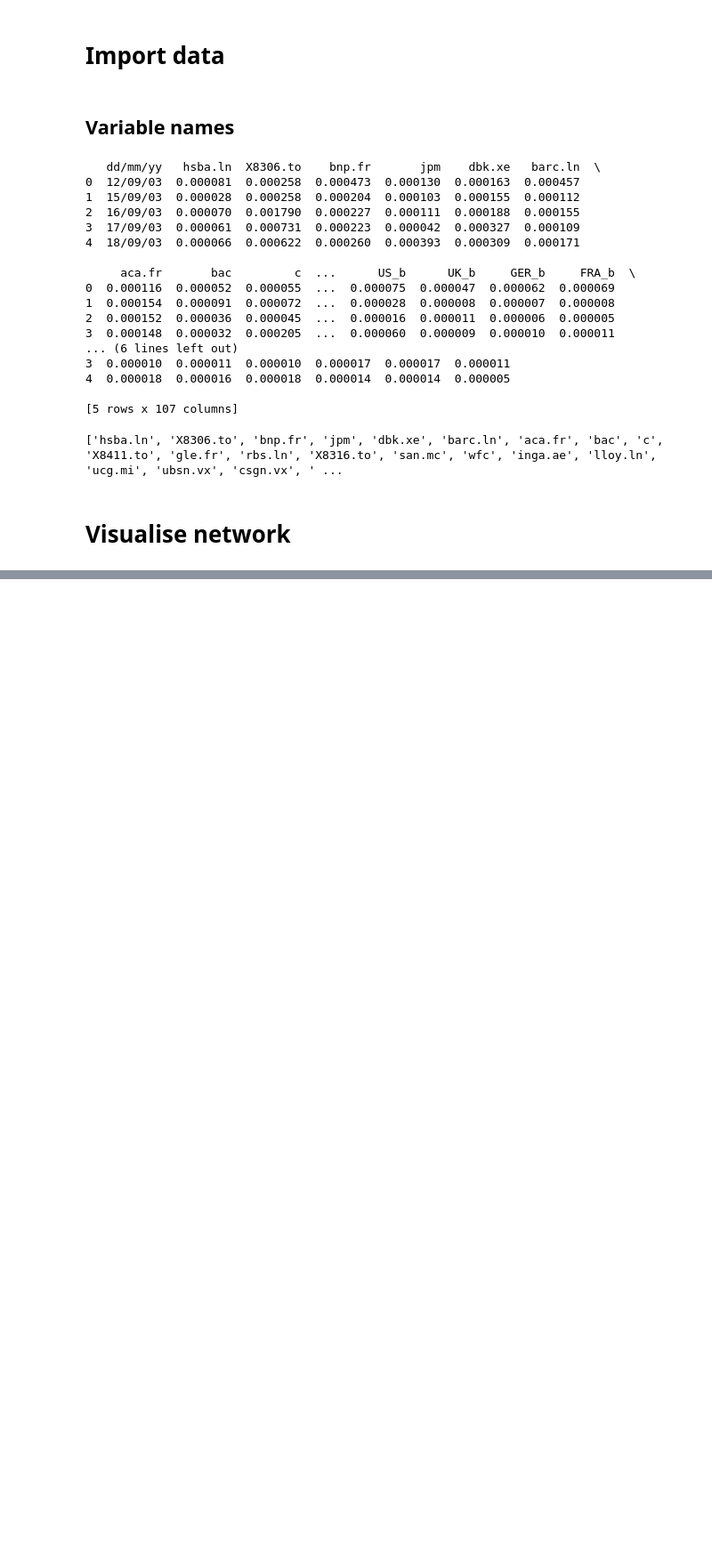
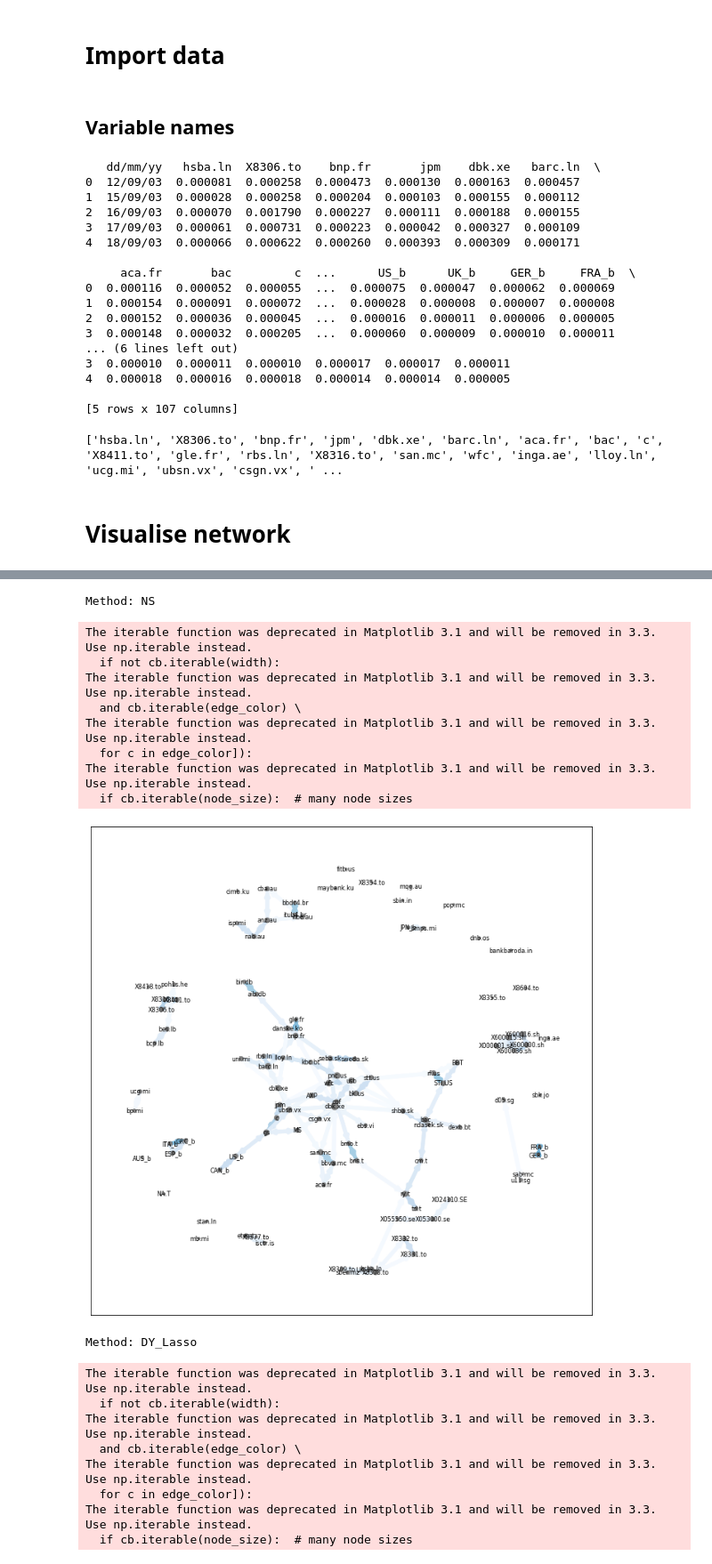
Before and after one commit to paparon96/FinancialNetworks, a Jupyter notebook: Network_viz_gravity.ipynb, the cells around one changed output, grey strips where cells are left out. Shown at 89% size. Saved outputs shown, nothing was run; the diff lists cells and outputs as text; code cells hidden in the pictures; blank space fills up the shorter version.

Commit message:
Checked network visualisation for DY Lasso as well with Demirer, 2017 data

```diff
--- a/Network_viz_gravity.ipynb
+++ b/Network_viz_gravity.ipynb
@@ -111,0 +120,63 @@ plt.savefig('./Figures/Demirer_network_{}_{}_{}.pdf'.format(ts_type,method,date)
+# %%
+# Iterable (Methods to check)
+methods = ["NS","DY_Lasso"]
+
+# Other parameters
+date = "2008-09-15"
+ts_type = "volatility"
+
+for method in methods:
+
+    print("Method: {}".format(method))
+
+    # Import network
+    G = network_preprocessing(date,method,ts_type)
+
+    label_dict = {}
+
+    for i in range(0,len(var_names)):
+        label_dict[i] = var_names[i]
+
+    # Relabel network
+    G = nx.relabel_nodes(G, label_dict)
+
+
+    # Parameters
+    plt.rcParams['figure.figsize'] = (12,12)
+
+    # Get degrees
+    degree_demirer = dict(G.degree)
+
+    # Draw network
+    nx.draw_networkx(G,
+                         #nodelist=degree_mcc_network.keys(),
+                         node_size=[v * 5 for v in degree_demirer.values()],
+                         #node_color=colors,
+                         font_size=8, node_color='grey',
+                     edgelist=edges,
+                     edge_color=weights,
+                     width=5.0, edge_cmap=plt.cm.Blues,
+                         with_labels=True)
+
+    plt.savefig('./Figures/Demirer_network_{}_{}_{}.pdf'.format(ts_type,method,date),dpi = 120)
+    plt.show()
+# %% [output]
+Method: NS
+The iterable function was deprecated in Matplotlib 3.1 and will be removed in 3.3. Use np.iterable instead.
+  if not cb.iterable(width):
+The iterable function was deprecated in Matplotlib 3.1 and will be removed in 3.3. Use np.iterable instead.
+  and cb.iterable(edge_color) \
+The iterable function was deprecated in Matplotlib 3.1 and will be removed in 3.3. Use np.iterable instead.
+  for c in edge_color]):
+The iterable function was deprecated in Matplotlib 3.1 and will be removed in 3.3. Use np.iterable instead.
+  if cb.iterable(node_size):  # many node sizes
+[figure, added]
+Method: DY_Lasso
+The iterable function was deprecated in Matplotlib 3.1 and will be removed in 3.3. Use np.iterable instead.
+  if not cb.iterable(width):
+The iterable function was deprecated in Matplotlib 3.1 and will be removed in 3.3. Use np.iterable instead.
+  and cb.iterable(edge_color) \
+The iterable function was deprecated in Matplotlib 3.1 and will be removed in 3.3. Use np.iterable instead.
+  for c in edge_color]):
+The iterable function was deprecated in Matplotlib 3.1 and will be removed in 3.3. Use np.iterable instead.
+  if cb.iterable(node_size):  # many node sizes
```
Also changed, not shown: parts of 2 cells of this notebook, 2 other files.
